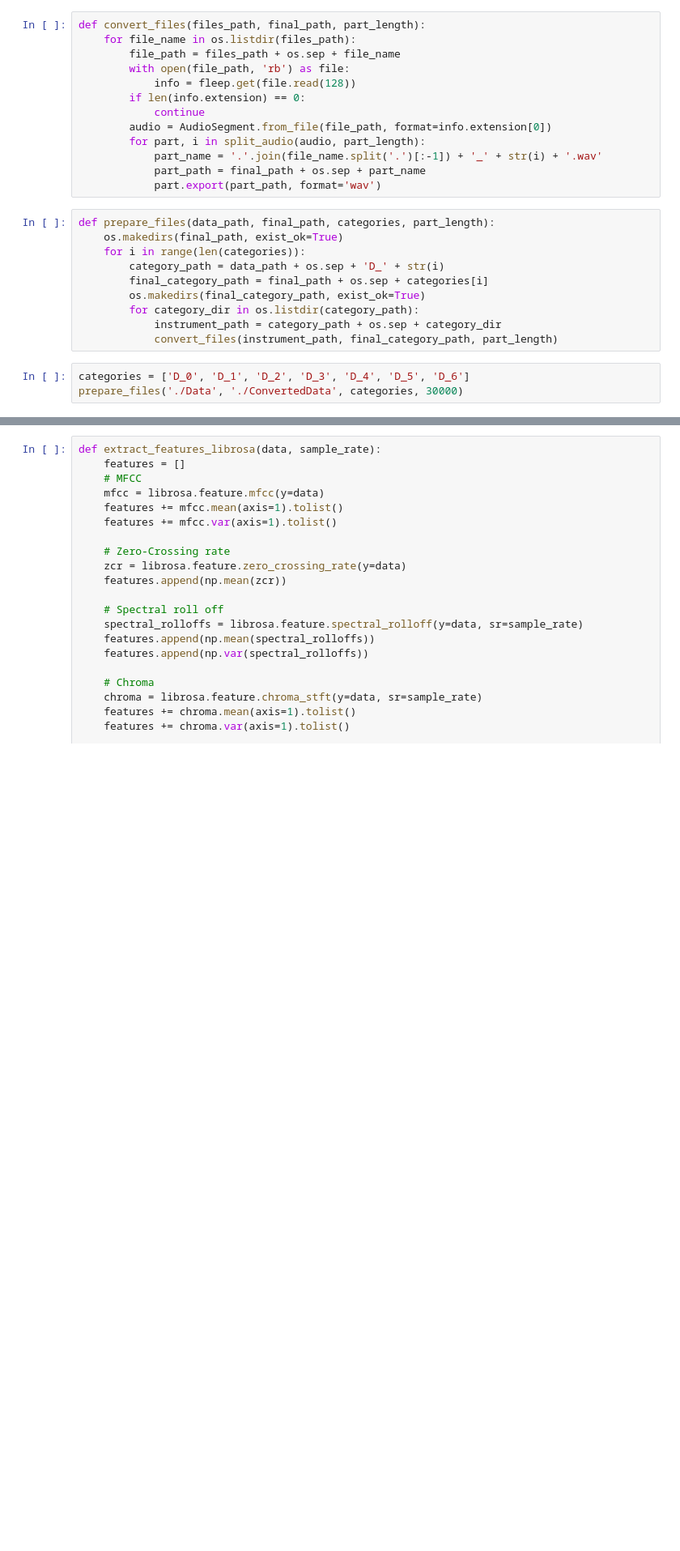
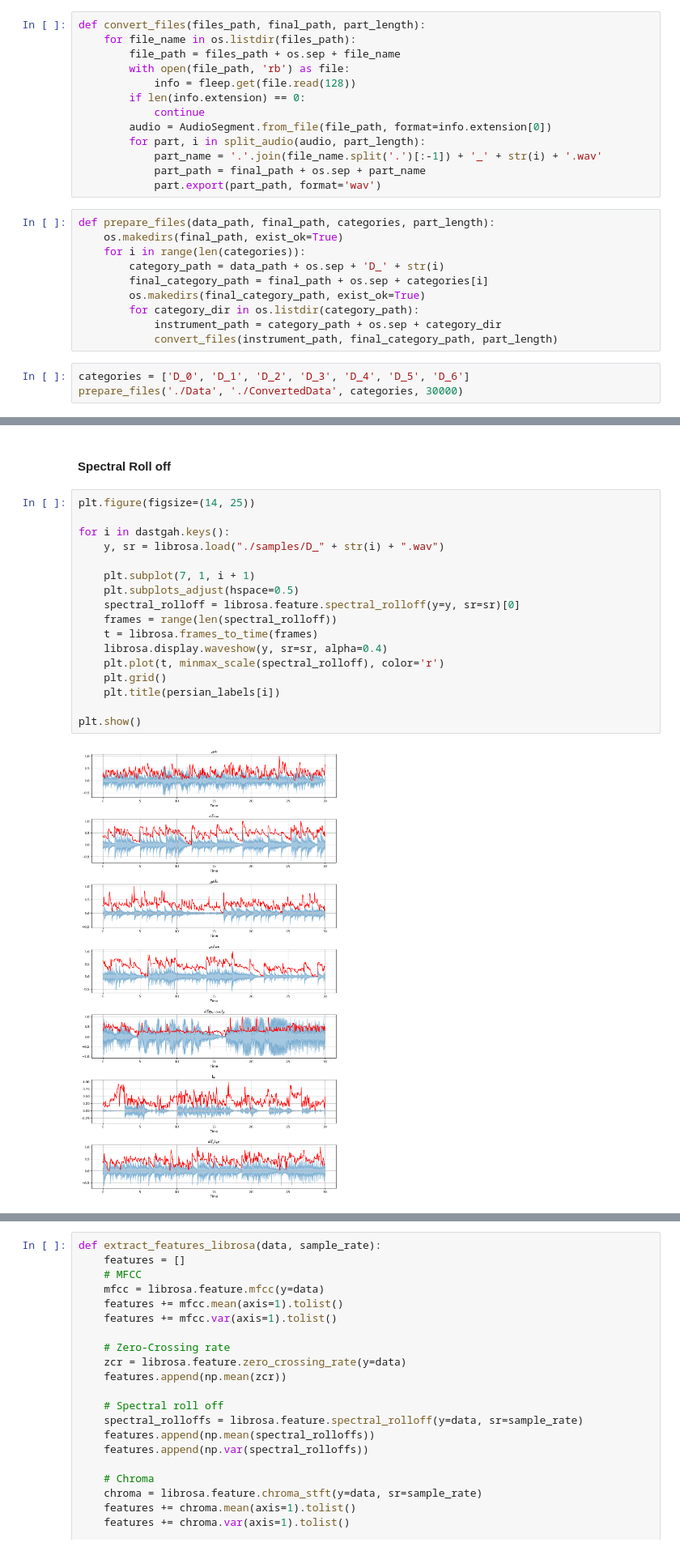
Before and after one commit to AliAkhgari/Iranian-Traditional-Music-Dastgah-Classifier, a Jupyter notebook: FeatureExtraction.ipynb, the cells around one changed output, grey strips where cells are left out. Shown at 81% size. Drawn from its saved outputs; the diff is of its cells as text; blank space fills up the shorter version.

```diff
--- a/FeatureExtraction.ipynb
+++ b/FeatureExtraction.ipynb
@@ -88,0 +138,21 @@ prepare_files('./Data', './ConvertedData', categories, 30000)
+# %% [markdown]
+#### Spectral Roll off
+# %%
+plt.figure(figsize=(14, 25))
+
+for i in dastgah.keys():
+    y, sr = librosa.load("./samples/D_" + str(i) + ".wav")
+
+    plt.subplot(7, 1, i + 1)
+    plt.subplots_adjust(hspace=0.5)
+    spectral_rolloff = librosa.feature.spectral_rolloff(y=y, sr=sr)[0]
+    frames = range(len(spectral_rolloff))
+    t = librosa.frames_to_time(frames)
+    librosa.display.waveshow(y, sr=sr, alpha=0.4)
+    plt.plot(t, minmax_scale(spectral_rolloff), color='r')
+    plt.grid()
+    plt.title(persian_labels[i])
+
+plt.show()
+# %% [output]
+[figure, added]
```
Also changed, not shown: parts of 15 cells of this notebook.
